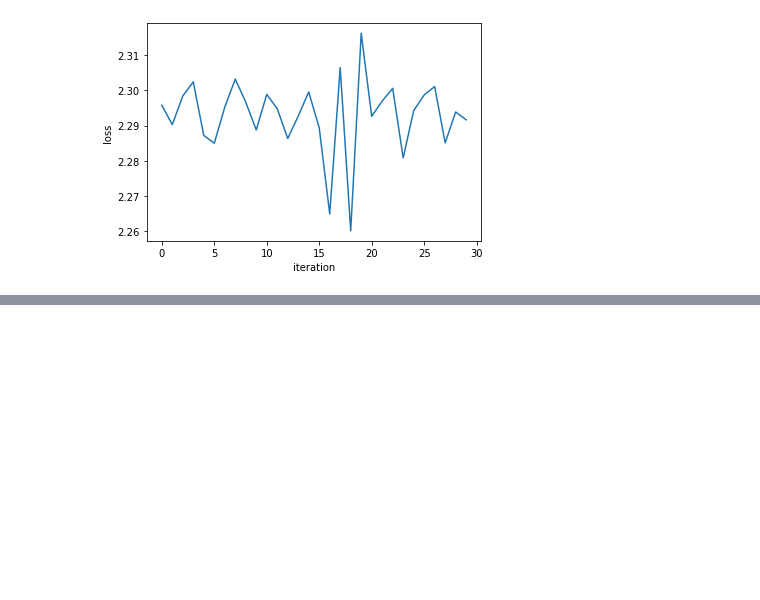
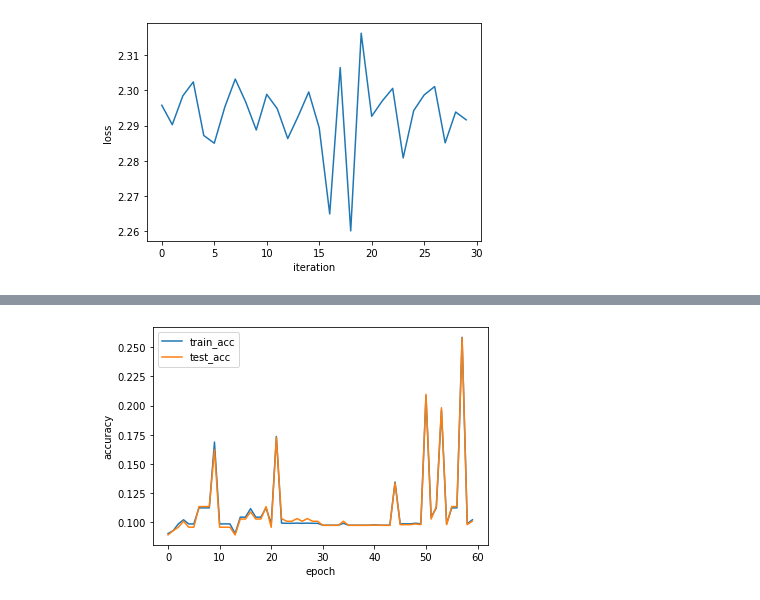
Before and after one commit to tirals88/Deep-Learning-from-Scratch, a Jupyter notebook: 1권_4장(3)_학습_알고리즘_구현.ipynb, the cells around one changed output, grey strips where cells are left out. Cells and saved outputs as stored; diff of their text form; code cells hidden in the pictures; blank space fills up the shorter version.

```diff
--- a/1권_4장(3)_학습_알고리즘_구현.ipynb
+++ b/1권_4장(3)_학습_알고리즘_구현.ipynb
@@ -107,7 +107,7 @@ class TwoLayerNet:
     y = np.argmax(y, axis = 1)
     t = np.argmax(t, axis = 1)
 
-    accuracy = np.sum(y == t) / float(x.shpae[0])
+    accuracy = np.sum(y == t) / float(x.shape[0])
     return accuracy
 
   # x : 입력 데이터, t : 정답 레이블
@@ -218,0 +315,14 @@ Text(0, 0.5, 'loss')
+# %%
+# batch_size = 60, iters_num = 60
+axis_y2 = train_acc_list
+axis_y3 = test_acc_list
+axis_x = np.arange(60)
+plt.plot(axis_x, axis_y2, label = 'train_acc')
+plt.plot(axis_x, axis_y3, label = 'test_acc')
+plt.xlabel('epoch')
+plt.ylabel('accuracy')
+plt.legend()
+
+plt.show()
+# %% [output]
+[figure, added]
```
Also changed, not shown: parts of 4 cells of this notebook.
